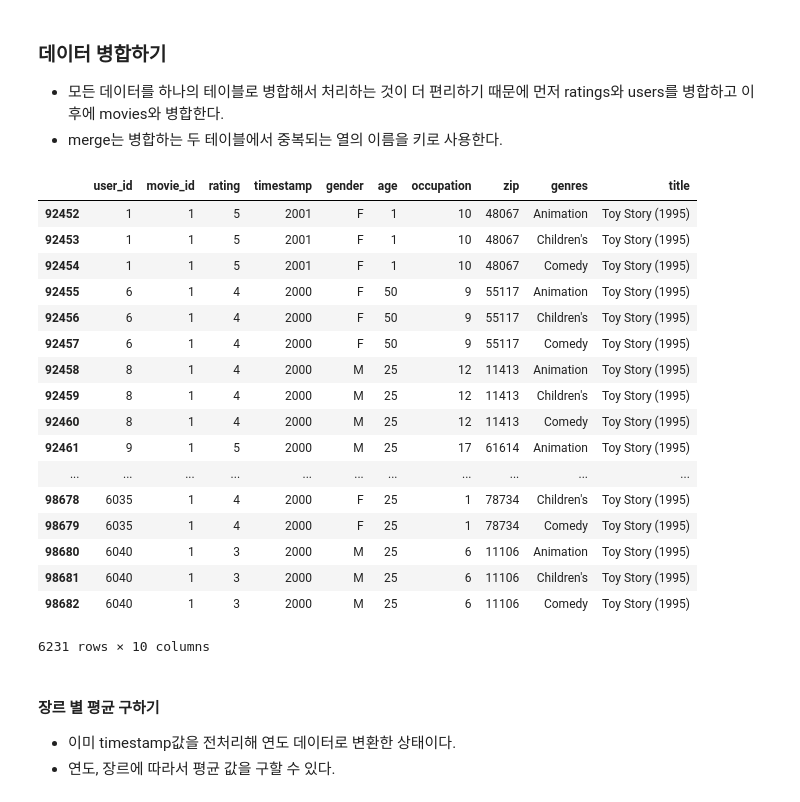
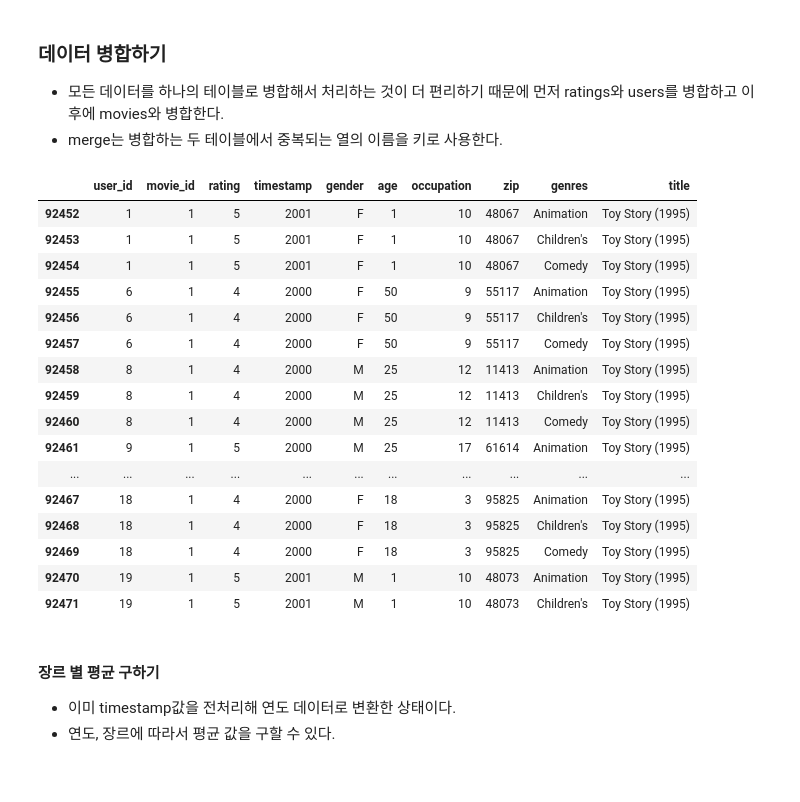
Before and after one commit to joyce04/python_database_class, a Jupyter notebook: 2. Pandas,Numpy/2. Pandas와 Numpy를 활용한 영화 평점 데이터.ipynb, the cells around one changed output. Cells and saved outputs as stored; diff of their text form; code cells hidden in the pictures.

```diff
--- a/2. Pandas,Numpy/2. Pandas와 Numpy를 활용한 영화 평점 데이터.ipynb
+++ b/2. Pandas,Numpy/2. Pandas와 Numpy를 활용한 영화 평점 데이터.ipynb
@@ -161,29 +161,28 @@ ratings.head()
 # %%
 # ratings + users
 data = pd.merge(ratings, users)
 # + moview
 data = pd.merge(data, movies_)
 
-data.loc[data.movie_id==1]
+data.loc[data.movie_id==1].head(20)
 # %% [output]
 |  | user_id | movie_id | rating | timestamp | gender | age | occupation | zip | genres | title |
 | 92452 | 1 | 1 | 5 | 2001 | F | 1 | 10 | 48067 | Animation | Toy Story (1995) |
 | 92453 | 1 | 1 | 5 | 2001 | F | 1 | 10 | 48067 | Children's | Toy Story (1995) |
 | 92454 | 1 | 1 | 5 | 2001 | F | 1 | 10 | 48067 | Comedy | Toy Story (1995) |
 | 92455 | 6 | 1 | 4 | 2000 | F | 50 | 9 | 55117 | Animation | Toy Story (1995) |
 | 92456 | 6 | 1 | 4 | 2000 | F | 50 | 9 | 55117 | Children's | Toy Story (1995) |
 | 92457 | 6 | 1 | 4 | 2000 | F | 50 | 9 | 55117 | Comedy | Toy Story (1995) |
 | 92458 | 8 | 1 | 4 | 2000 | M | 25 | 12 | 11413 | Animation | Toy Story (1995) |
 | 92459 | 8 | 1 | 4 | 2000 | M | 25 | 12 | 11413 | Children's | Toy Story (1995) |
 | 92460 | 8 | 1 | 4 | 2000 | M | 25 | 12 | 11413 | Comedy | Toy Story (1995) |
 | 92461 | 9 | 1 | 5 | 2000 | M | 25 | 17 | 61614 | Animation | Toy Story (1995) |
 | ... | ... | ... | ... | ... | ... | ... | ... | ... | ... | ... |
-| 98678 | 6035 | 1 | 4 | 2000 | F | 25 | 1 | 78734 | Children's | Toy Story (1995) |
-| 98679 | 6035 | 1 | 4 | 2000 | F | 25 | 1 | 78734 | Comedy | Toy Story (1995) |
-| 98680 | 6040 | 1 | 3 | 2000 | M | 25 | 6 | 11106 | Animation | Toy Story (1995) |
-| 98681 | 6040 | 1 | 3 | 2000 | M | 25 | 6 | 11106 | Children's | Toy Story (1995) |
-| 98682 | 6040 | 1 | 3 | 2000 | M | 25 | 6 | 11106 | Comedy | Toy Story (1995) |
+| 92467 | 18 | 1 | 4 | 2000 | F | 18 | 3 | 95825 | Animation | Toy Story (1995) |
+| 92468 | 18 | 1 | 4 | 2000 | F | 18 | 3 | 95825 | Children's | Toy Story (1995) |
+| 92469 | 18 | 1 | 4 | 2000 | F | 18 | 3 | 95825 | Comedy | Toy Story (1995) |
+| 92470 | 19 | 1 | 5 | 2001 | M | 1 | 10 | 48073 | Animation | Toy Story (1995) |
+| 92471 | 19 | 1 | 5 | 2001 | M | 1 | 10 | 48073 | Children's | Toy Story (1995) |
-6231 rows × 10 columns
 # %% [markdown]
 #### 장르 별 평균 구하기
 
```
Also changed, not shown: 23 other files.
